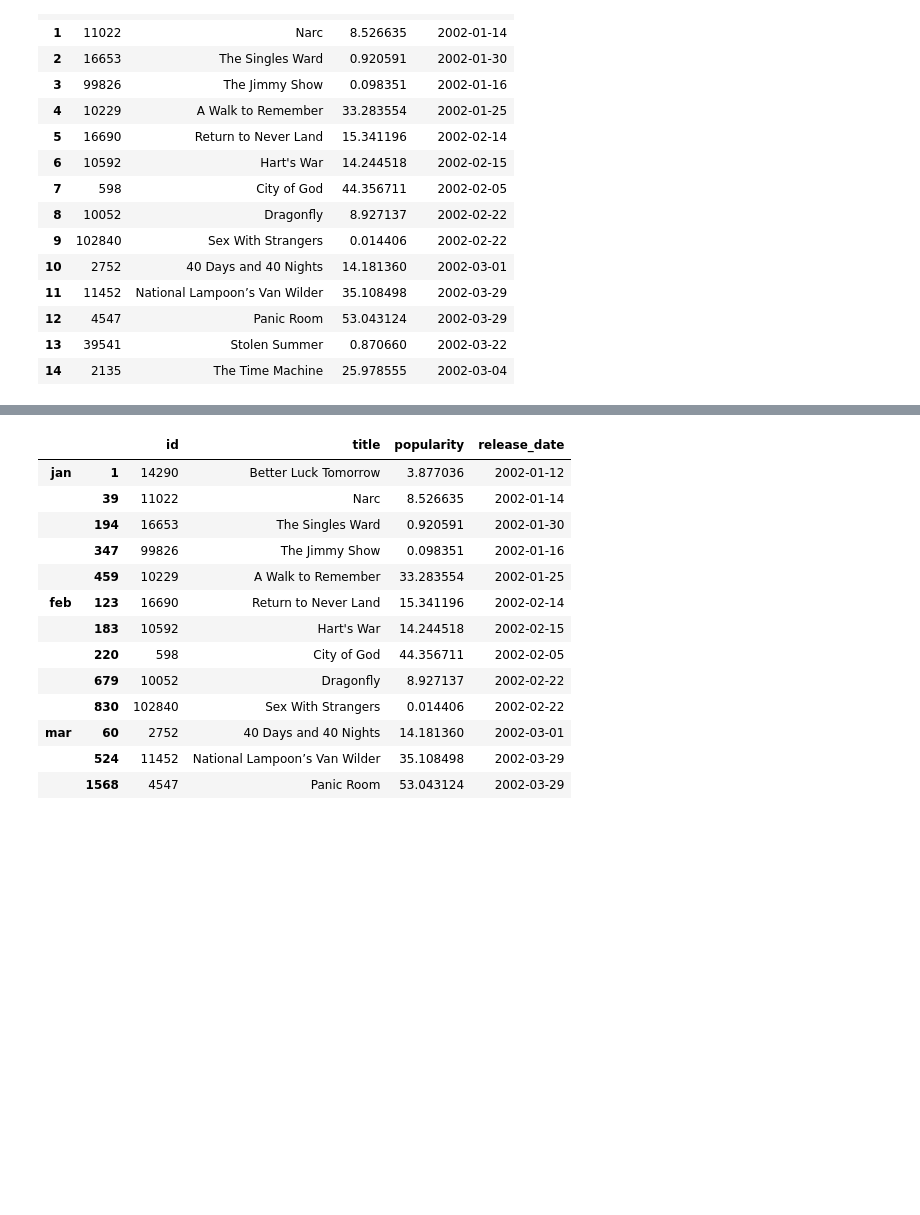
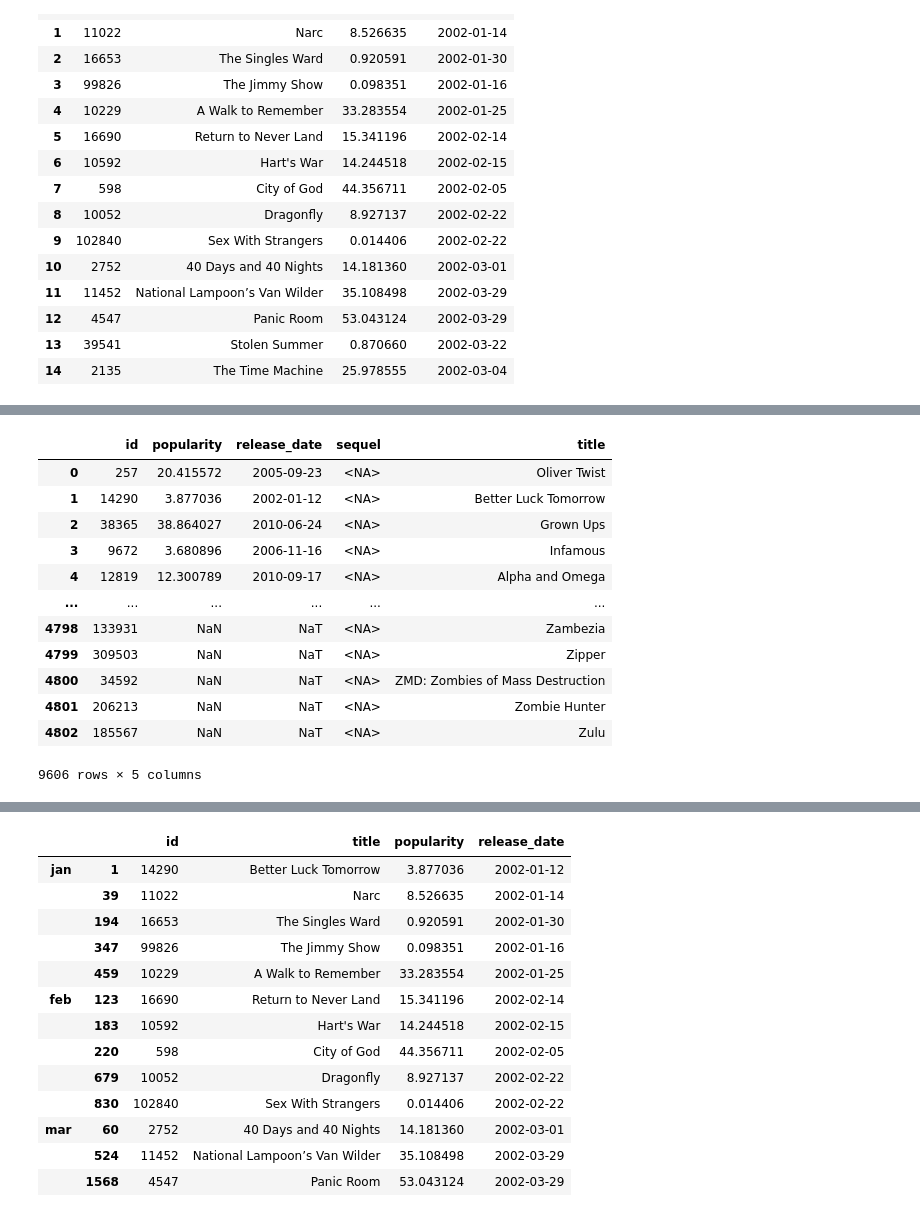
Before and after one commit to kbantoec/dsuc, a Jupyter notebook: joining_data_pandas/notebook.ipynb, the cells around one changed output, grey strips where cells are left out. Cells and saved outputs as stored; diff of their text form; code cells hidden in the pictures; blank space fills up the shorter version.

```diff
--- a/joining_data_pandas/notebook.ipynb
+++ b/joining_data_pandas/notebook.ipynb
@@ -568,0 +594,16 @@ pd.concat([movies_jan, movies_feb, movies_mar], ignore_index=True)
+# %%
+pd.concat([movies, sequels], sort=True)
+# %% [output]
+|  | id | popularity | release_date | sequel | title |
+| 0 | 257 | 20.415572 | 2005-09-23 | <NA> | Oliver Twist |
+| 1 | 14290 | 3.877036 | 2002-01-12 | <NA> | Better Luck Tomorrow |
+| 2 | 38365 | 38.864027 | 2010-06-24 | <NA> | Grown Ups |
+| 3 | 9672 | 3.680896 | 2006-11-16 | <NA> | Infamous |
+| 4 | 12819 | 12.300789 | 2010-09-17 | <NA> | Alpha and Omega |
+| ... | ... | ... | ... | ... | ... |
+| 4798 | 133931 | NaN | NaT | <NA> | Zambezia |
+| 4799 | 309503 | NaN | NaT | <NA> | Zipper |
+| 4800 | 34592 | NaN | NaT | <NA> | ZMD: Zombies of Mass Destruction |
+| 4801 | 206213 | NaN | NaT | <NA> | Zombie Hunter |
+| 4802 | 185567 | NaN | NaT | <NA> | Zulu |
+9606 rows × 5 columns
```
Also changed, not shown: parts of 17 cells of this notebook.
